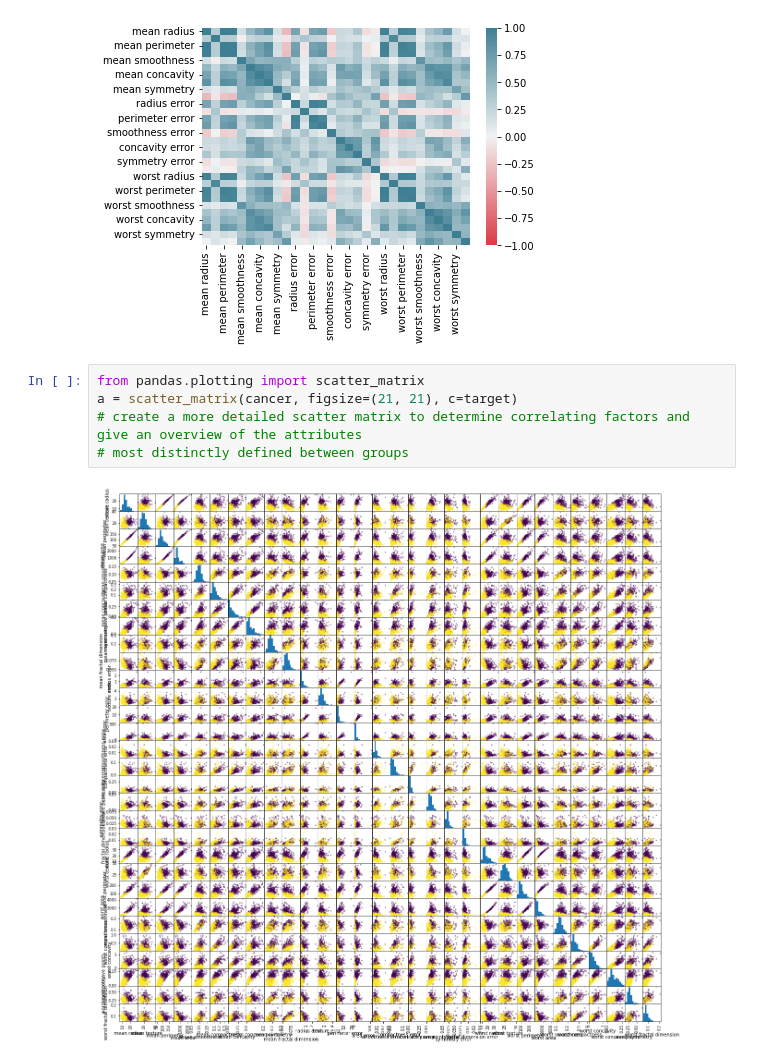
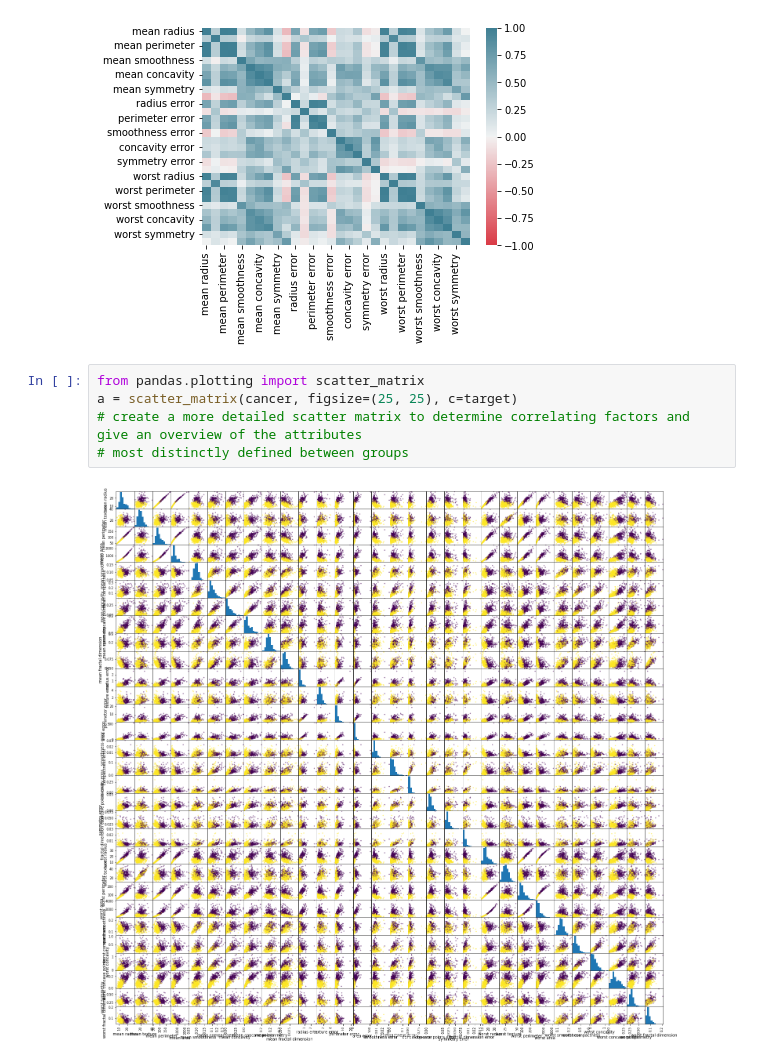
Before and after one commit to fraserwoodburn/Python_coursework, a Jupyter notebook: coursework.ipynb, the cells around one changed output. Drawn from its saved outputs; the diff is of its cells as text.

```diff
--- a/coursework.ipynb
+++ b/coursework.ipynb
@@ -52,8 +52,8 @@ sns.heatmap(corr, vmin=-1.0, vmax=1.0, cmap=cmap) # create a heatmap of correlat
 [figure]
 # %%
 from pandas.plotting import scatter_matrix
-a = scatter_matrix(cancer, figsize=(21, 21), c=target)
+a = scatter_matrix(cancer, figsize=(25, 25), c=target)
 # create a more detailed scatter matrix to determine correlating factors and give an overview of the attributes
 # most distinctly defined between groups
 # %% [output]
-[figure, old version]
+[figure, new version]
```
Also changed, not shown: parts of 24 cells of this notebook.
